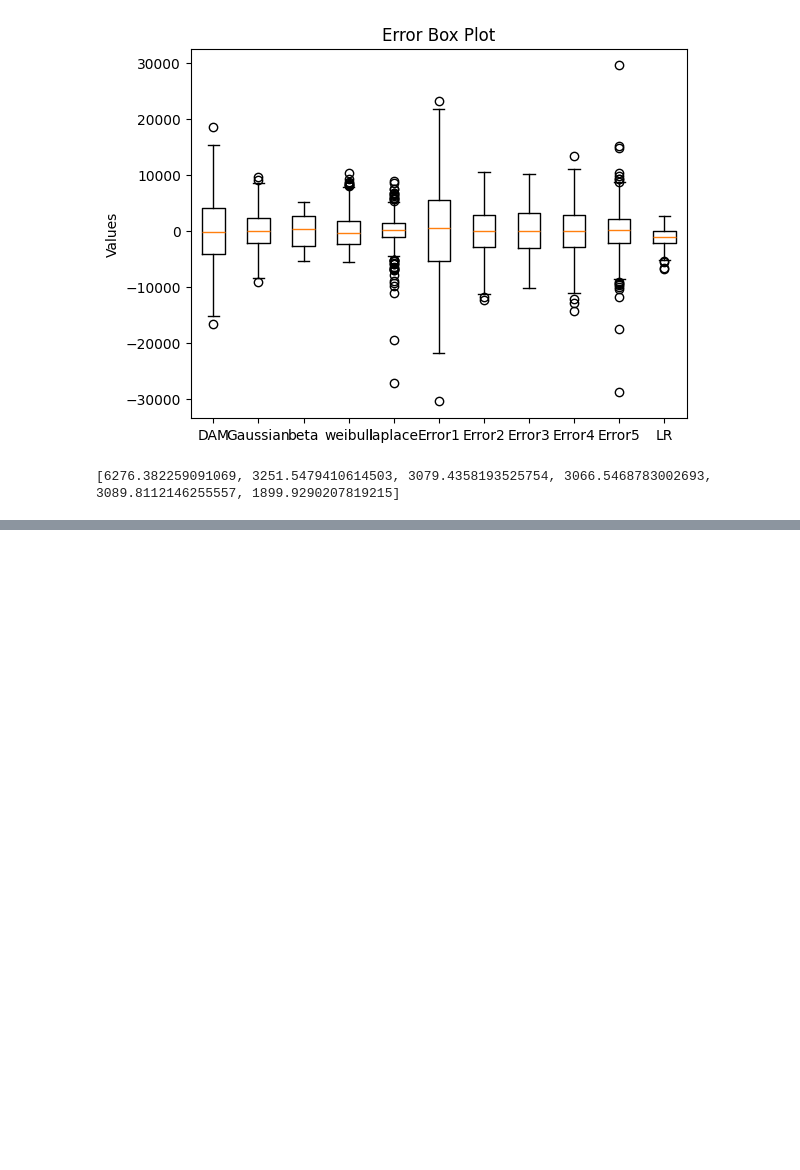
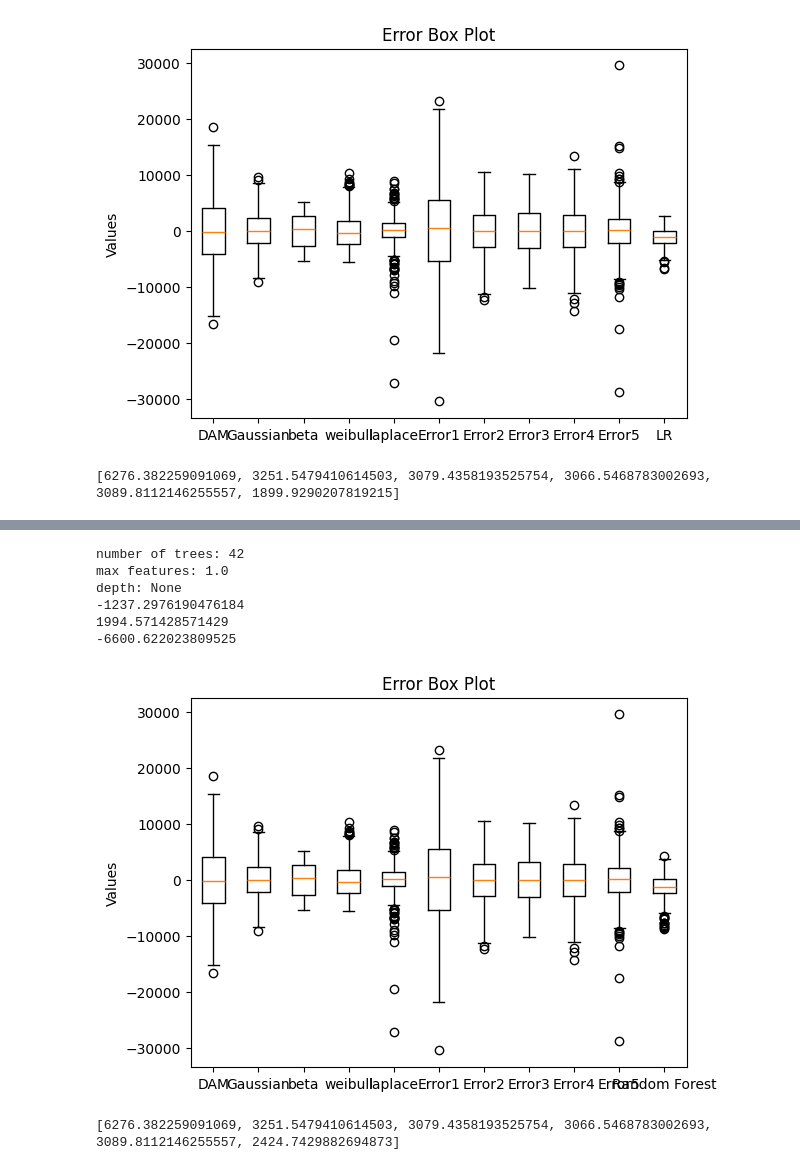
Before and after one commit to janghl/Siemens-Privacy-in-Reinforcement-Learning, a Jupyter notebook: demand.ipynb, the cells around one changed output, grey strips where cells are left out. Drawn from its saved outputs; the diff is of its cells as text; code cells hidden in the pictures; blank space fills up the shorter version.

Commit message:
add feedback

```diff
--- a/demand.ipynb
+++ b/demand.ipynb
@@ -752,0 +753,42 @@ Coefficients: [ 0.0537897   0.19762388  0.17811117  0.1976011   0.20770442 -0.00
+# %%
+X_train_feedback = add_feedback(X_train, Y_train)
+X_test_feedback = add_feedback(X_test, Y_test)
+rmse_forest, Y_pred_forest = Forest(X_train_feedback, Y_train[1:], X_test_feedback, Y_test[1:], 42)
+Error = Y_pred_forest - Y_test[1:]
+
+# median, 97.5 percentile, 2.5 percentile
+median = np.median(Error)
+percentile_975 = np.percentile(Error, 97.5)
+percentile_25 = np.percentile(Error, 2.5)
+print(median)
+print(percentile_975)
+print(percentile_25)
+
+# error box plot Error, F1,.. F5, ensemble
+data = np.concatenate([X_test_feedback-Y_test[1:][:,np.newaxis], Error.reshape((Error.shape[0],1))], axis=1)
+fig, ax = plt.subplots()
+ax.boxplot(data)
+ax.set_xticklabels(['DAM', 'Gaussian', 'beta', 'weibull', 'laplace', 'Error1', 'Error2', 'Error3', 'Error4', 'Error5', 'Random Forest'])
+ax.set_ylabel('Values')
+ax.set_title('Error Box Plot')
+plt.show()
+
+
+error = [
+  np.sqrt(np.mean((X_test_feedback[:,0]-Y_test[1:])**2)),\
+  np.sqrt(np.mean((X_test_feedback[:,1]-Y_test[1:])**2)),\
+  np.sqrt(np.mean((X_test_feedback[:,2]-Y_test[1:])**2)),\
+  np.sqrt(np.mean((X_test_feedback[:,3]-Y_test[1:])**2)),\
+  np.sqrt(np.mean((X_test_feedback[:,4]-Y_test[1:])**2)),\
+  np.sqrt(np.mean((Error)**2))
+  ]
+print(error)
+# %% [output]
+number of trees: 42
+max features: 1.0
+depth: None
+-1237.2976190476184
+1994.571428571429
+-6600.622023809525
+[figure, added]
+[6276.382259091069, 3251.5479410614503, 3079.4358193525754, 3066.5468783002693, 3089.8112146255557, 2424.7429882694873]
```
Also changed, not shown: parts of 2 cells of this notebook.
